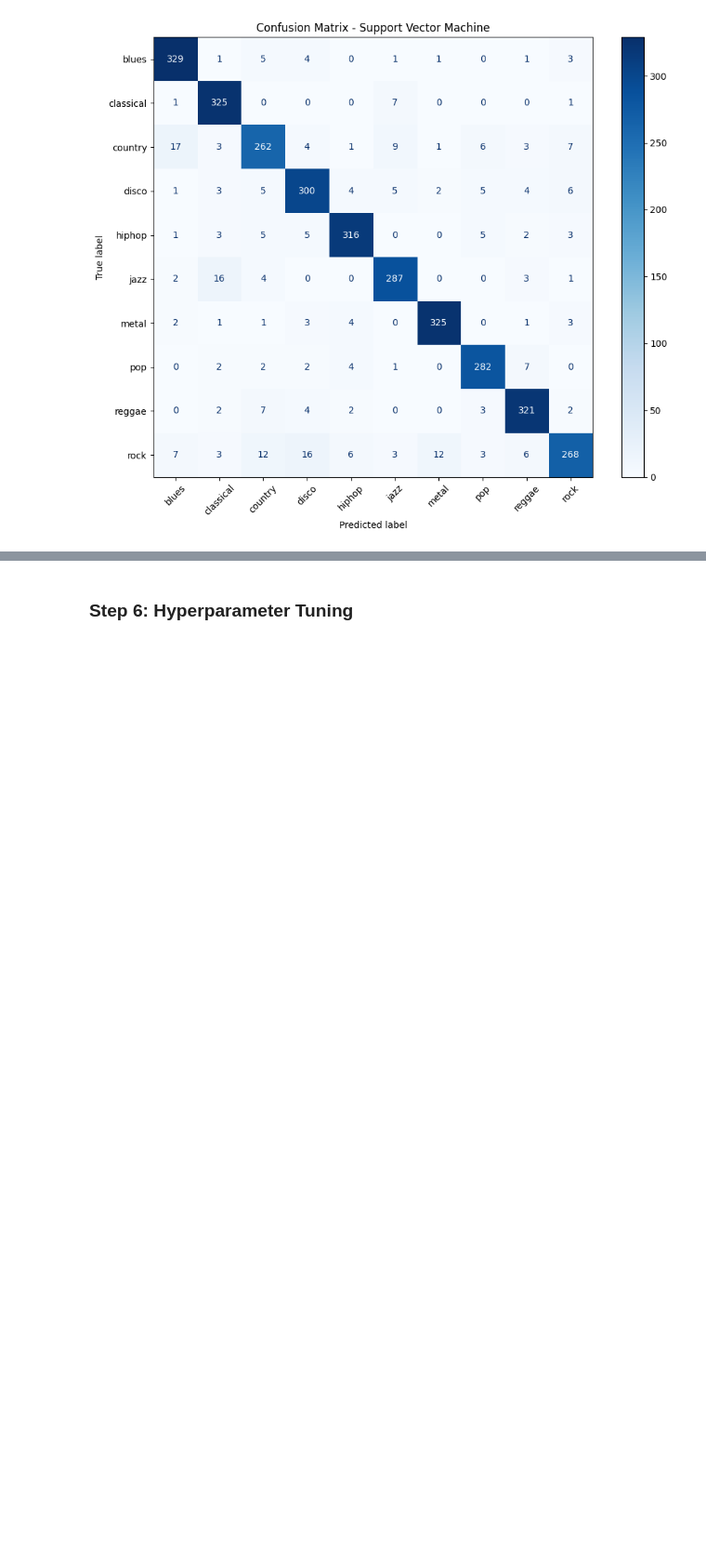
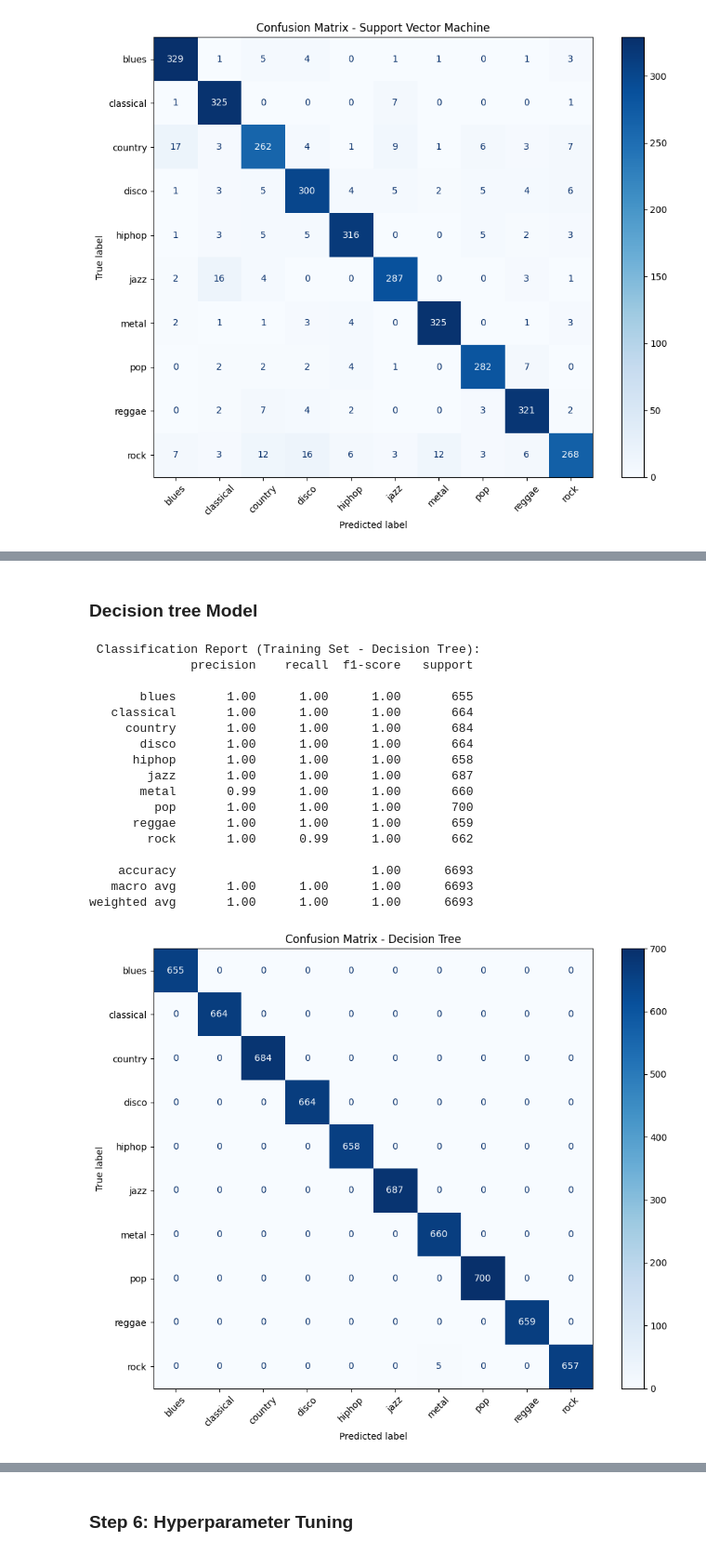
Before and after one commit to Dgonzalez929/nn_deep_learning, a Jupyter notebook: final_project_GTZAN_DL3104.ipynb, the cells around one changed output, grey strips where cells are left out. Shown: that part at 93% size. Drawn from its saved outputs; the diff is of its cells as text; code cells hidden in the pictures; blank space fills up the shorter version.

Commit message:
Adding models to the main file, deletiong deprecated files

```diff
--- a/final_project_GTZAN_DL3104.ipynb
+++ b/final_project_GTZAN_DL3104.ipynb
@@ -506,0 +513,66 @@ plt.show()
+# %% [markdown]
+### Decision tree Model
+# %%
+from sklearn.pipeline import Pipeline
+from sklearn.preprocessing import StandardScaler, LabelEncoder
+from sklearn.tree import DecisionTreeClassifier
+from sklearn.model_selection import train_test_split
+from sklearn.metrics import confusion_matrix, classification_report
+import seaborn as sns
+import matplotlib.pyplot as plt
+
+
+# Build pipeline with Decision Tree
+pipe = Pipeline([
+    ('model', DecisionTreeClassifier(random_state=42))
+])
+
+# Train the model
+pipe.fit(x_train, y_train)
+
+# Evaluation on TRAINING set
+y_train_pred = pipe.predict(x_train)
+
+print("\n Classification Report (Training Set - Decision Tree):")
+print(classification_report(y_train, y_train_pred, target_names= genres))
+
+cm_train = confusion_matrix(y_train, y_train_pred)
+disp = ConfusionMatrixDisplay(confusion_matrix=cm_train, display_labels=genres)
+fig, ax = plt.subplots(figsize=(10, 8))
+disp.plot(ax=ax, cmap='Blues', xticks_rotation=45)
+plt.title("Confusion Matrix - Decision Tree")
+plt.tight_layout()
+plt.show()
+
+# Evaluation on TEST set
+y_test_pred = pipe.predict(x_test)
+
+print("\n Classification Report (Test Set - Decision Tree):")
+print(classification_report(y_test, y_test_pred, target_names=genres))
+
+cm_test = confusion_matrix(y_test, y_test_pred)
+disp = ConfusionMatrixDisplay(confusion_matrix=cm_test, display_labels=genres)
+fig, ax = plt.subplots(figsize=(10, 8))
+disp.plot(ax=ax, cmap='Greens', xticks_rotation=45)
+plt.title("Confusion Matrix - Decision Tree")
+plt.tight_layout()
+plt.show()
+# %% [output]
+ Classification Report (Training Set - Decision Tree):
+              precision    recall  f1-score   support
+
+       blues       1.00      1.00      1.00       655
+   classical       1.00      1.00      1.00       664
+     country       1.00      1.00      1.00       684
+       disco       1.00      1.00      1.00       664
+      hiphop       1.00      1.00      1.00       658
+        jazz       1.00      1.00      1.00       687
+       metal       0.99      1.00      1.00       660
+         pop       1.00      1.00      1.00       700
+      reggae       1.00      1.00      1.00       659
+        rock       1.00      0.99      1.00       662
+
+    accuracy                           1.00      6693
+   macro avg       1.00      1.00      1.00      6693
+weighted avg       1.00      1.00      1.00      6693
+[figure, added]
```
Also changed, not shown: parts of 26 cells of this notebook, 2 other files.
